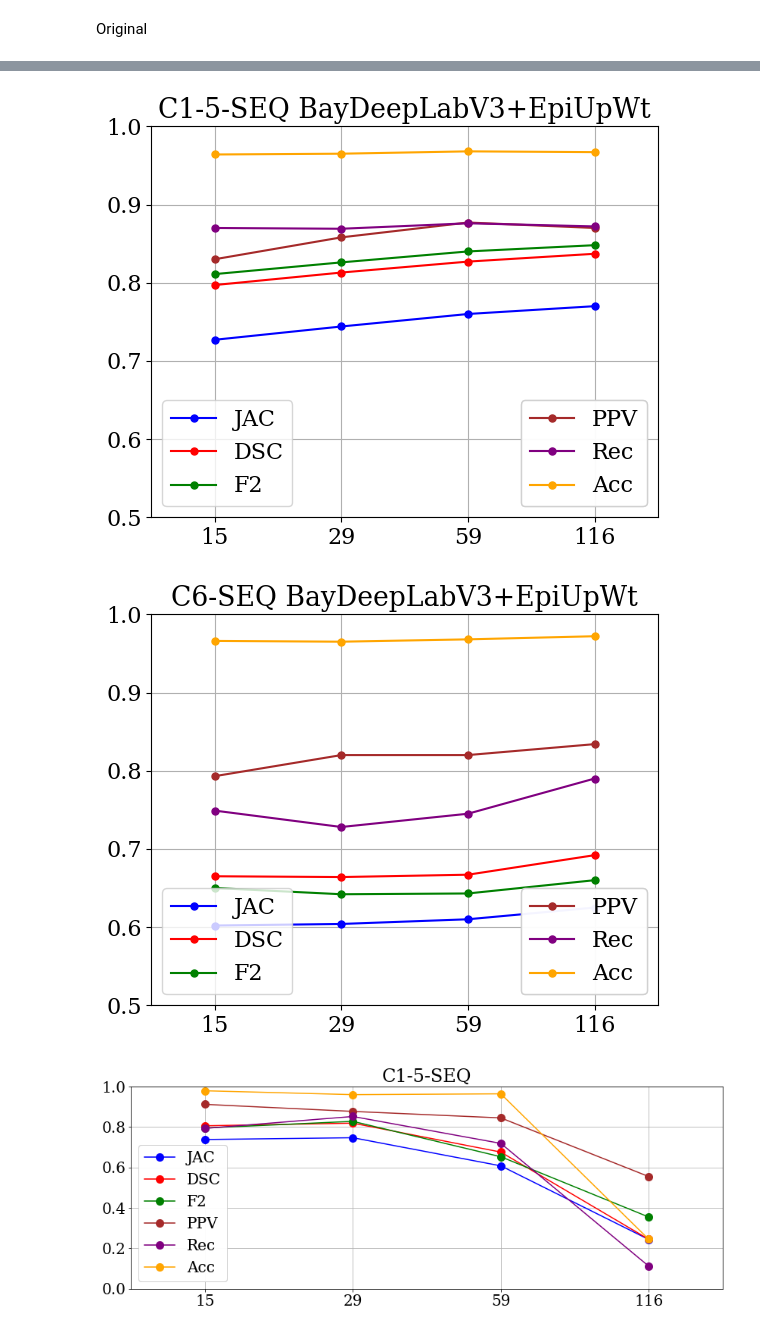
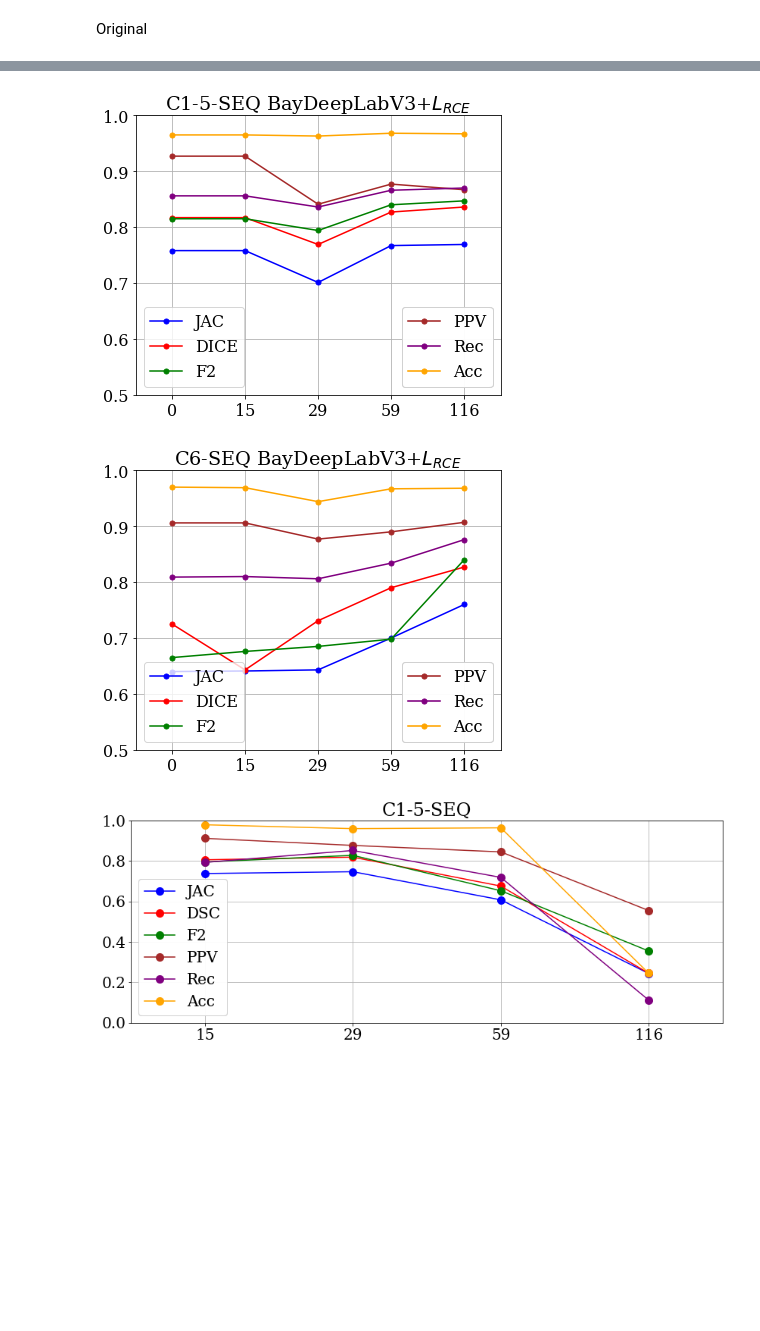
Before and after one commit to ysbecca/BayPolypGen-Benchmark, a Jupyter notebook: notebooks/bias_exp_results.ipynb, the cells around one changed output, grey strips where cells are left out. Drawn from its saved outputs; the diff is of its cells as text; code cells hidden in the pictures; blank space fills up the shorter version.

Commit message:
updated figures for thesis corrections

```diff
--- a/notebooks/bias_exp_results.ipynb
+++ b/notebooks/bias_exp_results.ipynb
@@ -270,14 +295,16 @@ plt.rcParams["figure.figsize"] = [6.00, 5.0]
 plt.rcParams["figure.autolayout"] = True
 
 metrics = ['JAC','DSC','F2','PPV','Rec', 'Acc']
-x_labels = [15, 29, 59, 116]
-x_values = [0, 1, 2, 3]
+metric_labels = ['JAC','DICE','F2','PPV','Rec', 'Acc']
+
+x_labels = [0, 15, 29, 59, 116]
+x_values = [0, 1, 2, 3, 4]
 
 
 def save_plot(df, title, figname):
     fig, ax = plt.subplots()
     plt.xticks(x_values, x_labels)
-    plt.xlim(-0.5, 3.5)
+    plt.xlim(-0.5, 4.5)
     plt.ylim(0.5, 1)
     plt.grid()
 
@@ -289,8 +316,8 @@ def save_plot(df, title, figname):
 
         legends.append(line)
 
-    leg1 = ax.legend(legends[:3], metrics[:3], loc='lower left')
-    leg2 = ax.legend(legends[3:], metrics[3:], loc='lower right')
+    leg1 = ax.legend(legends[:3], metric_labels[:3], loc='lower left')
+    leg2 = ax.legend(legends[3:], metric_labels[3:], loc='lower right')
 
     ax.add_artist(leg1)
     ax.add_artist(leg2)
@@ -302,7 +329,7 @@ MODEL_NAME = {
     'det': 'DeepLabV3+',
     'bay': 'BayDeepLabV3+',
     'epiupwt': 'BayDeepLabV3+EpiUpWt',
-    'ft': 'BayDeepLabV3+L_RCE',
+    'ft': 'BayDeepLabV3+$L_{RCE}$',
 }
 
 save_plot(df_c6, f'C6-SIN {MODEL_NAME[DATASET]}', f'c6_sin_biasexp_{DATASET}')
@@ -313,5 +340,5 @@ save_plot(df_c6seq, f'C6-SEQ {MODEL_NAME[DATASET]}', f'c6_seq_biasexp_{DATASET}'
-[figure, old version]
+[figure, new version]
-[figure, old version]
+[figure, new version]
 # %%
 fig, ax = plt.subplots()
 plt.xticks(x_values, x_labels)
```
Also changed, not shown: parts of 3 cells of this notebook, 15 other files.
